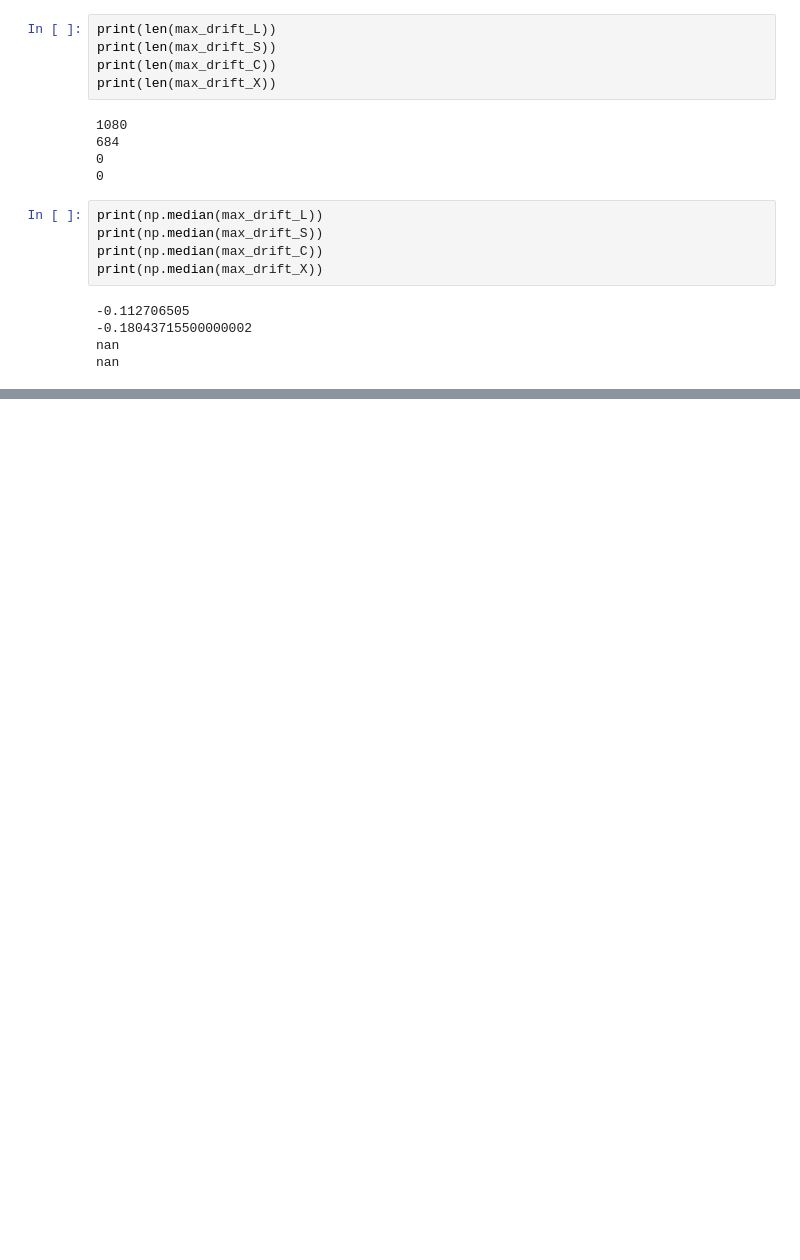
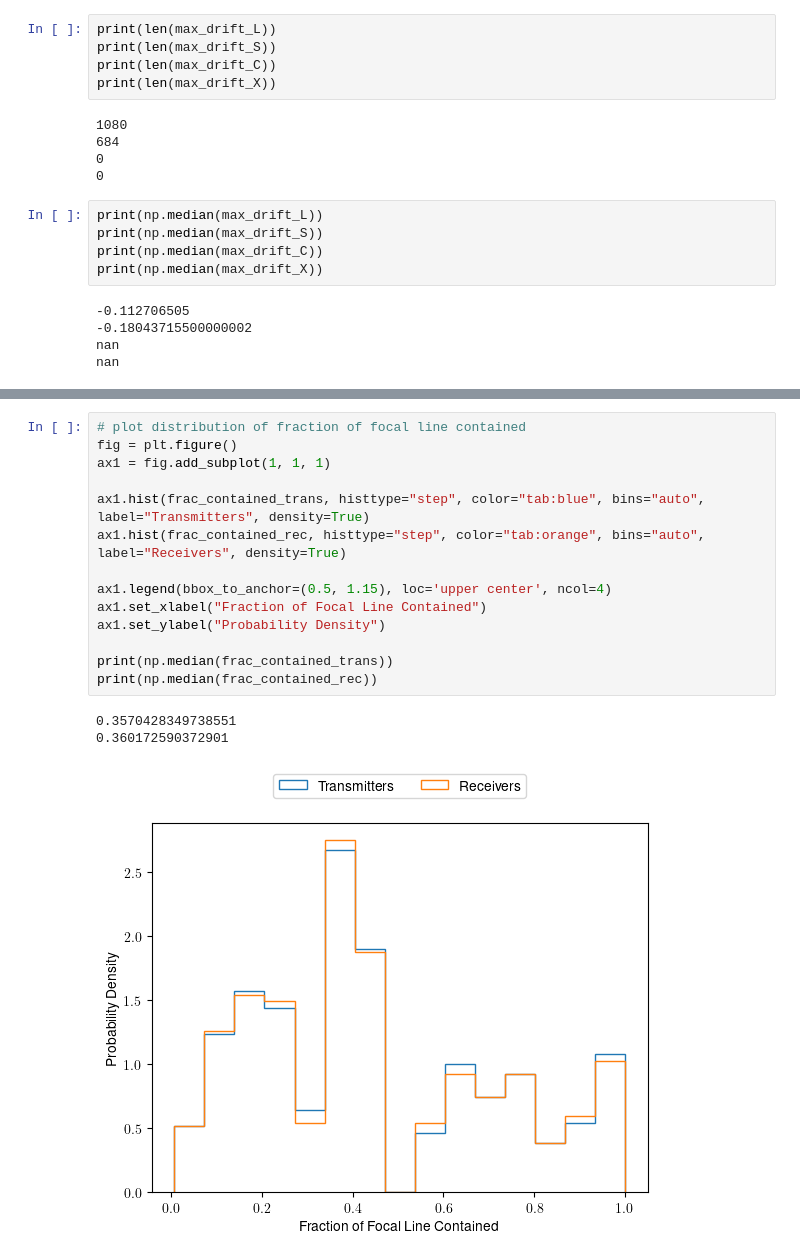
Before and after one commit to palumbom/seti-fortuitous-obs, a Jupyter notebook: parse_observations.ipynb, the cells around one changed output, grey strips where cells are left out. Drawn from its saved outputs; the diff is of its cells as text; blank space fills up the shorter version.

Commit message:
frac contained

```diff
--- a/parse_observations.ipynb
+++ b/parse_observations.ipynb
@@ -238,0 +307,18 @@ https://bldata.berkeley.edu/pipeline/AGBT16B_999_22/holding/spliced_blc000102030
+# %%
+# plot distribution of fraction of focal line contained
+fig = plt.figure()
+ax1 = fig.add_subplot(1, 1, 1)
+
+ax1.hist(frac_contained_trans, histtype="step", color="tab:blue", bins="auto", label="Transmitters", density=True)
+ax1.hist(frac_contained_rec, histtype="step", color="tab:orange", bins="auto", label="Receivers", density=True)
+
+ax1.legend(bbox_to_anchor=(0.5, 1.15), loc='upper center', ncol=4)
+ax1.set_xlabel("Fraction of Focal Line Contained")
+ax1.set_ylabel("Probability Density")
+
+print(np.median(frac_contained_trans))
+print(np.median(frac_contained_rec))
+# %% [output]
+0.3570428349738551
+0.360172590372901
+[figure, added]
```
Also changed, not shown: parts of 11 cells of this notebook.
